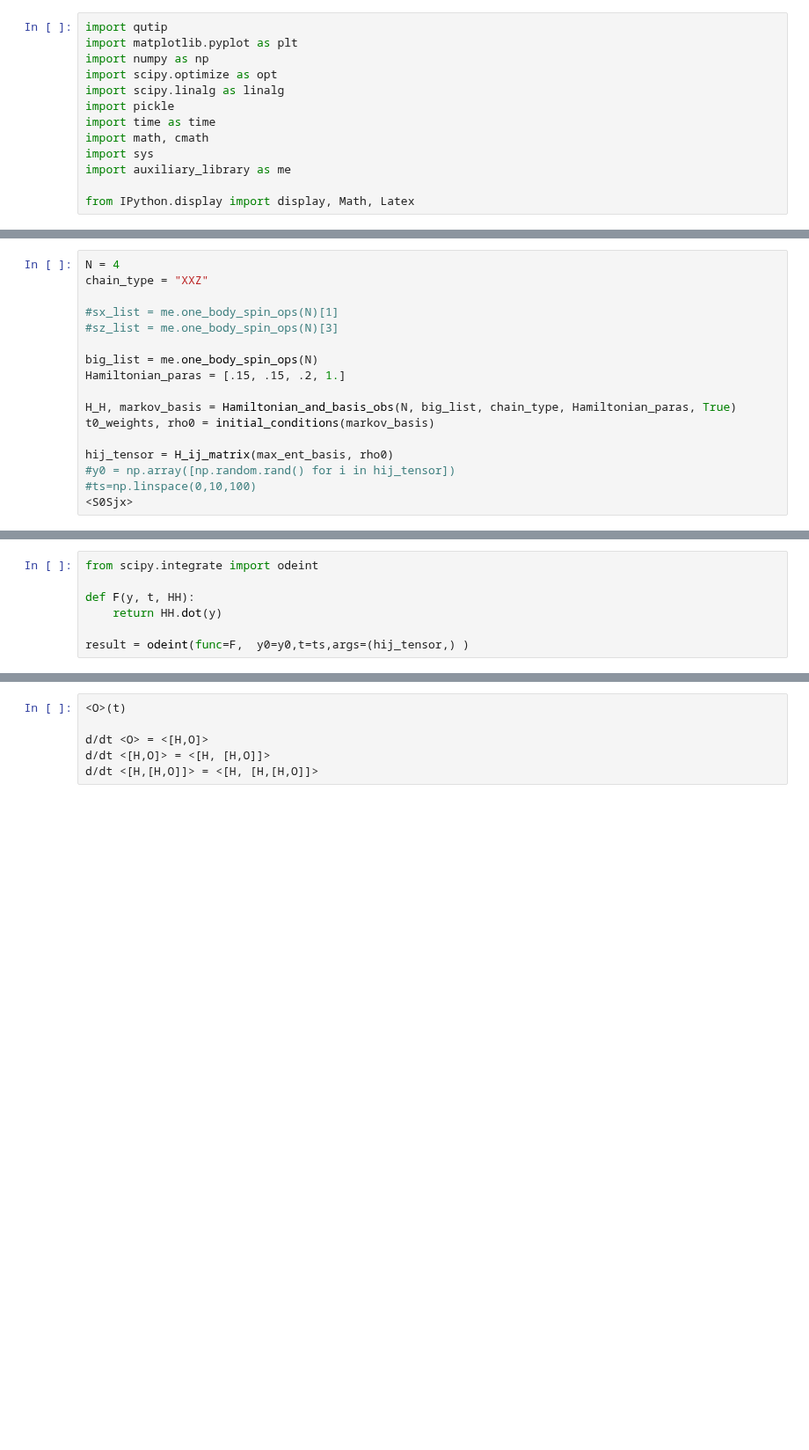
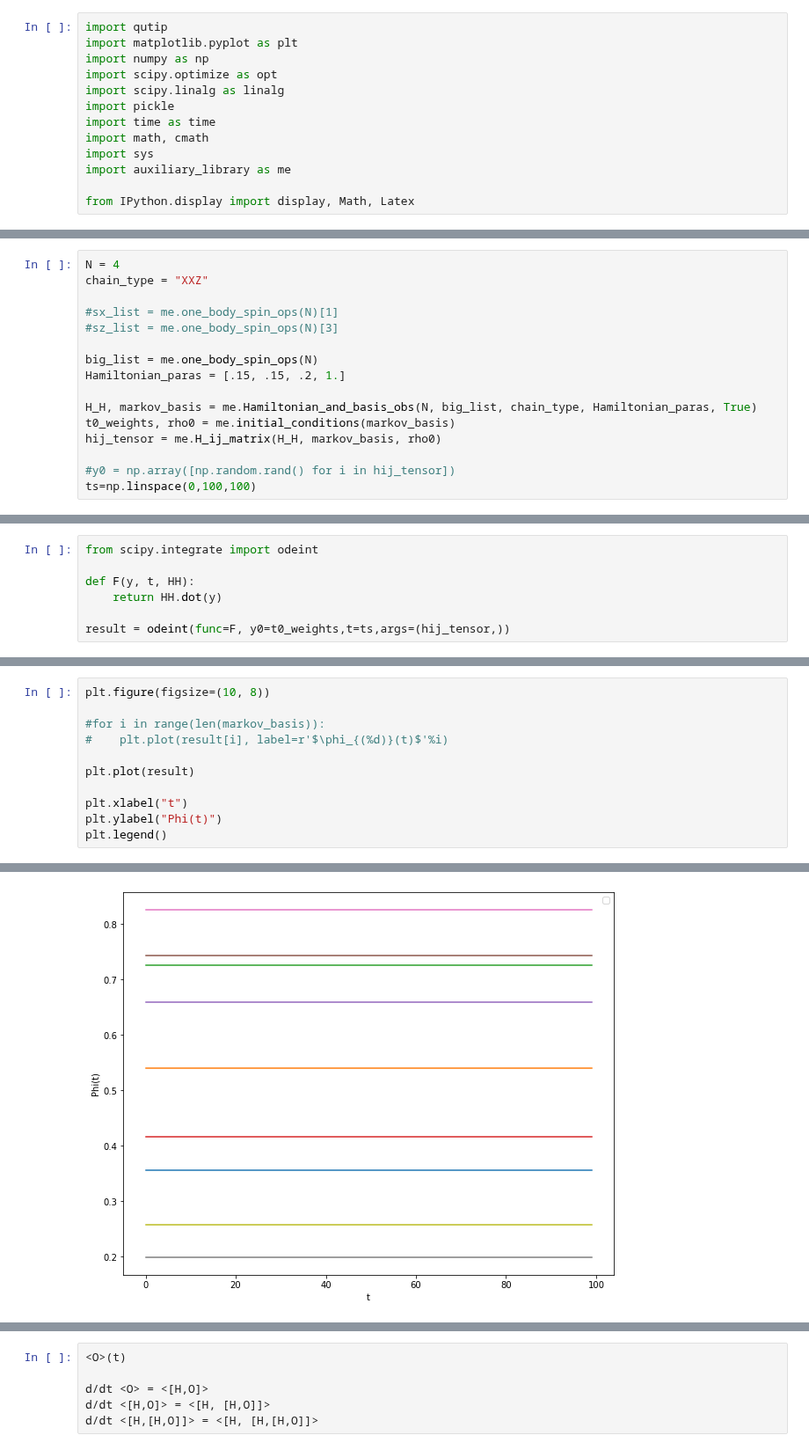
Before and after one commit to tomi-cuentitas/Spin-Chains-, a Jupyter notebook: K-evolution/K-evol.ipynb, the cells around one changed output, grey strips where cells are left out. Shown at 88% size. Drawn from its saved outputs; the diff is of its cells as text; blank space fills up the shorter version.

```diff
--- a/K-evolution/K-evol.ipynb
+++ b/K-evolution/K-evol.ipynb
@@ -61,10 +21,9 @@ chain_type = "XXZ"
 big_list = me.one_body_spin_ops(N)
 Hamiltonian_paras = [.15, .15, .2, 1.]
 
-H_H, markov_basis = Hamiltonian_and_basis_obs(N, big_list, chain_type, Hamiltonian_paras, True)
-t0_weights, rho0 = initial_conditions(markov_basis)
+H_H, markov_basis = me.Hamiltonian_and_basis_obs(N, big_list, chain_type, Hamiltonian_paras, True)
+t0_weights, rho0 = me.initial_conditions(markov_basis)
+hij_tensor = me.H_ij_matrix(H_H, markov_basis, rho0)
 
-hij_tensor = H_ij_matrix(max_ent_basis, rho0)
 #y0 = np.array([np.random.rand() for i in hij_tensor])
-#ts=np.linspace(0,10,100)
-<S0Sjx>
+ts=np.linspace(0,100,100)
@@ -81,5 +33,5 @@ from scipy.integrate import odeint
 def F(y, t, HH):
     return HH.dot(y)
 
-result = odeint(func=F,  y0=y0,t=ts,args=(hij_tensor,) )
+result = odeint(func=F, y0=t0_weights,t=ts,args=(hij_tensor,))
 # %%
@@ -107,0 +60,12 @@ array([0.25392996, 0.25392996, 0.25392996, 0.25392996, 0.25392996,
+# %%
+plt.figure(figsize=(10, 8))
+
+#for i in range(len(markov_basis)):
+#    plt.plot(result[i], label=r'$\phi_{(%d)}(t)$'%i)
+
+plt.plot(result)
+
+plt.xlabel("t")
+plt.ylabel("Phi(t)")
+plt.legend()
+# %% [output]
@@ -107,0 +74 @@ array([0.25392996, 0.25392996, 0.25392996, 0.25392996, 0.25392996,
+[figure, added]
```
Also changed, not shown: parts of 38 cells of this notebook.
